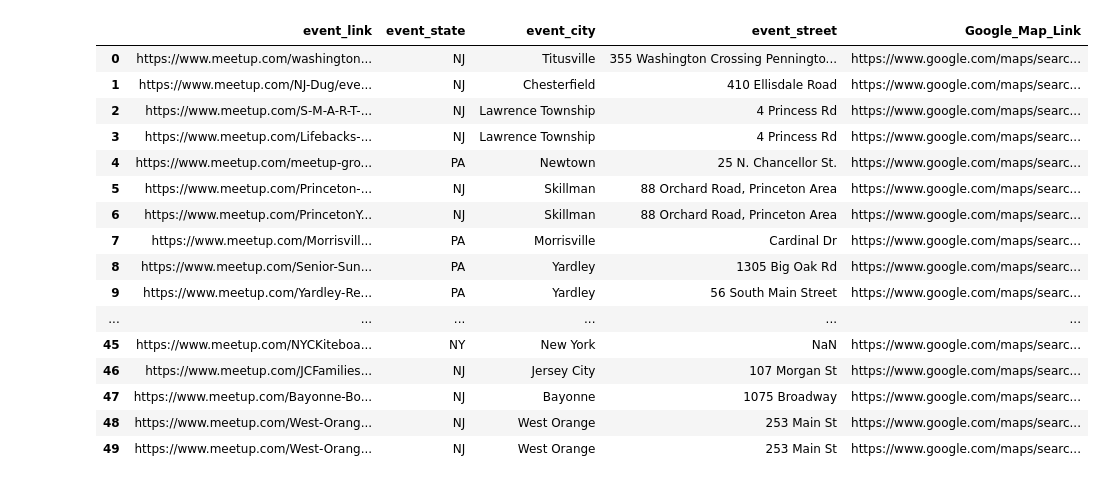
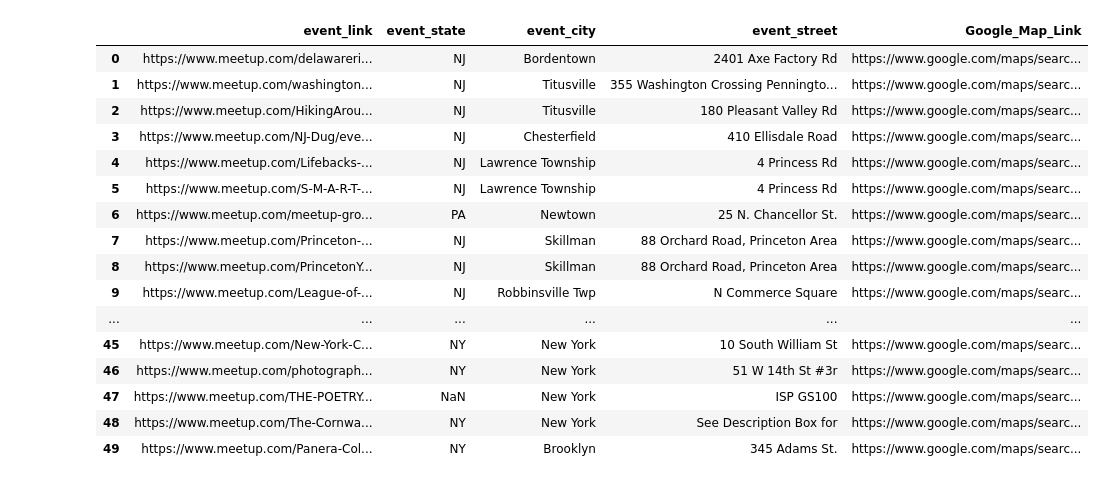
Before and after one commit to MersedehSP/Meetup_Project2, a Jupyter notebook: arts_scraped_data/Retrieve_Final_Data.ipynb, the cells around one changed output. Cells and saved outputs as stored; diff of their text form; code cells hidden in the pictures.

```diff
--- a/arts_scraped_data/Retrieve_Final_Data.ipynb
+++ b/arts_scraped_data/Retrieve_Final_Data.ipynb
@@ -2,3 +2,8 @@
 #import dependencies
 import pandas as pd
 import numpy as np
+# %%
+# Read venue data from events_venue.csv
+
+venue_df = pd.read_csv('Final_Events.csv')
+venue_df
@@ -4,0 +24,4 @@ import numpy as np
+# %%
+
+venue_df = venue_df.rename(columns={"event_loc_state": "event_state", "event_loc_city": "event_city"})
+venue_df
@@ -5,32 +42,30 @@ import numpy as np
 # %%
-# Read venue data from events_venue.csv
 
-venue_df = pd.read_csv('events_venue.csv')
 
 # Replace all the empty cells with NaN
 venue_df = venue_df[:].replace(' ', np.NaN)
 
 # Convert the event_state column data to uppercase
 venue_df['event_state']= venue_df['event_state'].str.upper()
 venue_df.head(50)
 # %% [output]
 |  | event_link | event_state | event_city | event_street | Google_Map_Link |
-| 0 | https://www.meetup.com/washington... | NJ | Titusville | 355 Washington Crossing Penningto... | https://www.google.com/maps/searc... |
-| 1 | https://www.meetup.com/NJ-Dug/eve... | NJ | Chesterfield | 410 Ellisdale Road | https://www.google.com/maps/searc... |
-| 2 | https://www.meetup.com/S-M-A-R-T-... | NJ | Lawrence Township | 4 Princess Rd | https://www.google.com/maps/searc... |
-| 3 | https://www.meetup.com/Lifebacks-... | NJ | Lawrence Township | 4 Princess Rd | https://www.google.com/maps/searc... |
-| 4 | https://www.meetup.com/meetup-gro... | PA | Newtown | 25 N. Chancellor St. | https://www.google.com/maps/searc... |
-| 5 | https://www.meetup.com/Princeton-... | NJ | Skillman | 88 Orchard Road, Princeton Area | https://www.google.com/maps/searc... |
-| 6 | https://www.meetup.com/PrincetonY... | NJ | Skillman | 88 Orchard Road, Princeton Area | https://www.google.com/maps/searc... |
-| 7 | https://www.meetup.com/Morrisvill... | PA | Morrisville | Cardinal Dr | https://www.google.com/maps/searc... |
-| 8 | https://www.meetup.com/Senior-Sun... | PA | Yardley | 1305 Big Oak Rd | https://www.google.com/maps/searc... |
-| 9 | https://www.meetup.com/Yardley-Re... | PA | Yardley | 56 South Main Street | https://www.google.com/maps/searc... |
+| 0 | https://www.meetup.com/delawareri... | NJ | Bordentown | 2401 Axe Factory Rd | https://www.google.com/maps/searc... |
+| 1 | https://www.meetup.com/washington... | NJ | Titusville | 355 Washington Crossing Penningto... | https://www.google.com/maps/searc... |
+| 2 | https://www.meetup.com/HikingArou... | NJ | Titusville | 180 Pleasant Valley Rd | https://www.google.com/maps/searc... |
+| 3 | https://www.meetup.com/NJ-Dug/eve... | NJ | Chesterfield | 410 Ellisdale Road | https://www.google.com/maps/searc... |
+| 4 | https://www.meetup.com/Lifebacks-... | NJ | Lawrence Township | 4 Princess Rd | https://www.google.com/maps/searc... |
+| 5 | https://www.meetup.com/S-M-A-R-T-... | NJ | Lawrence Township | 4 Princess Rd | https://www.google.com/maps/searc... |
+| 6 | https://www.meetup.com/meetup-gro... | PA | Newtown | 25 N. Chancellor St. | https://www.google.com/maps/searc... |
+| 7 | https://www.meetup.com/Princeton-... | NJ | Skillman | 88 Orchard Road, Princeton Area | https://www.google.com/maps/searc... |
+| 8 | https://www.meetup.com/PrincetonY... | NJ | Skillman | 88 Orchard Road, Princeton Area | https://www.google.com/maps/searc... |
+| 9 | https://www.meetup.com/League-of-... | NJ | Robbinsville Twp | N Commerce Square | https://www.google.com/maps/searc... |
 | ... | ... | ... | ... | ... | ... |
-| 45 | https://www.meetup.com/NYCKiteboa... | NY | New York | NaN | https://www.google.com/maps/searc... |
-| 46 | https://www.meetup.com/JCFamilies... | NJ | Jersey City | 107 Morgan St | https://www.google.com/maps/searc... |
-| 47 | https://www.meetup.com/Bayonne-Bo... | NJ | Bayonne | 1075 Broadway | https://www.google.com/maps/searc... |
-| 48 | https://www.meetup.com/West-Orang... | NJ | West Orange | 253 Main St | https://www.google.com/maps/searc... |
-| 49 | https://www.meetup.com/West-Orang... | NJ | West Orange | 253 Main St | https://www.google.com/maps/searc... |
+| 45 | https://www.meetup.com/New-York-C... | NY | New York | 10 South William St | https://www.google.com/maps/searc... |
+| 46 | https://www.meetup.com/photograph... | NY | New York | 51 W 14th St #3r | https://www.google.com/maps/searc... |
+| 47 | https://www.meetup.com/THE-POETRY... | NaN | New York | ISP GS100 | https://www.google.com/maps/searc... |
+| 48 | https://www.meetup.com/The-Cornwa... | NY | New York | See Description Box for | https://www.google.com/maps/searc... |
+| 49 | https://www.meetup.com/Panera-Col... | NY | Brooklyn | 345 Adams St. | https://www.google.com/maps/searc... |
 # %%
 # Read all the city events data from Final_data.csv
 
```
Also changed, not shown: parts of 6 cells of this notebook, 1 other file.
